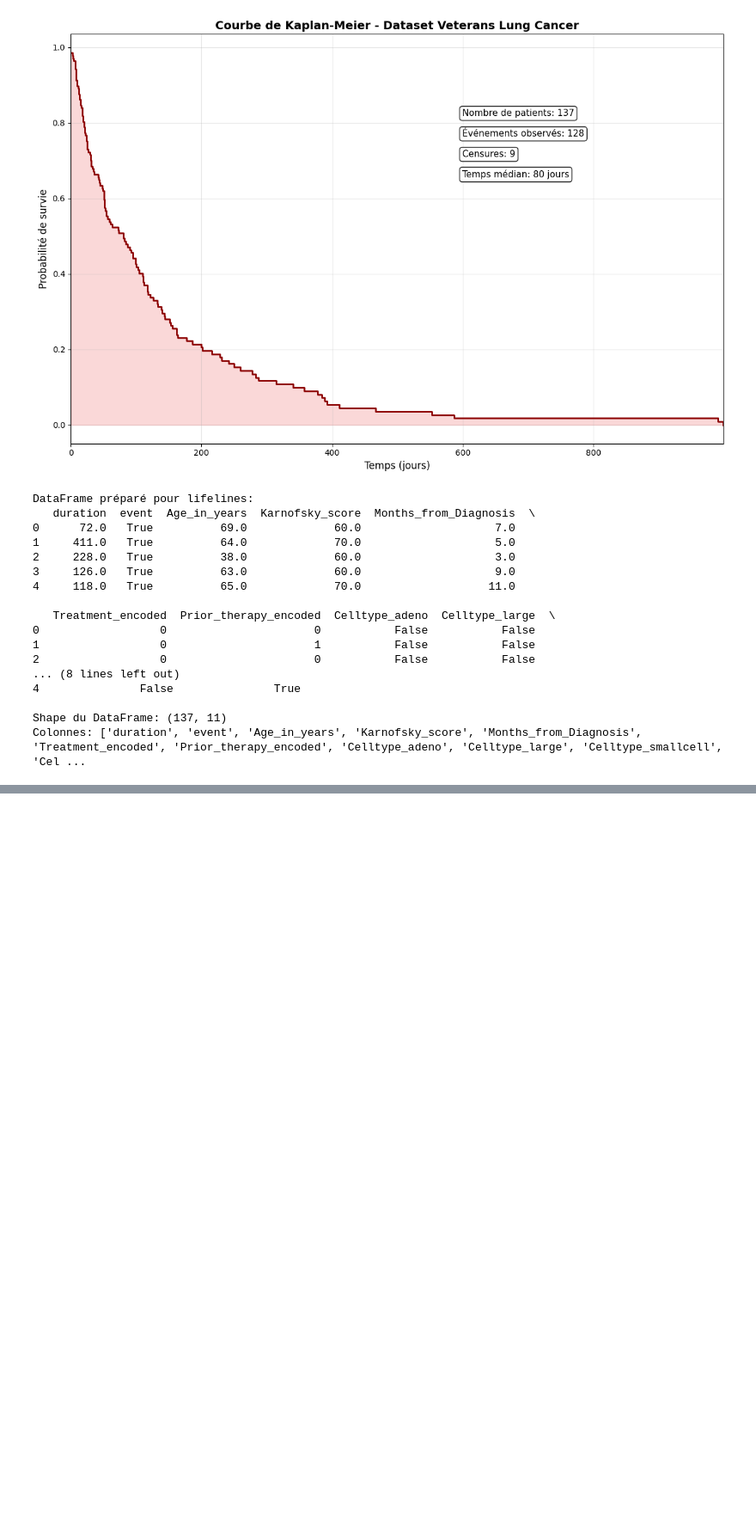
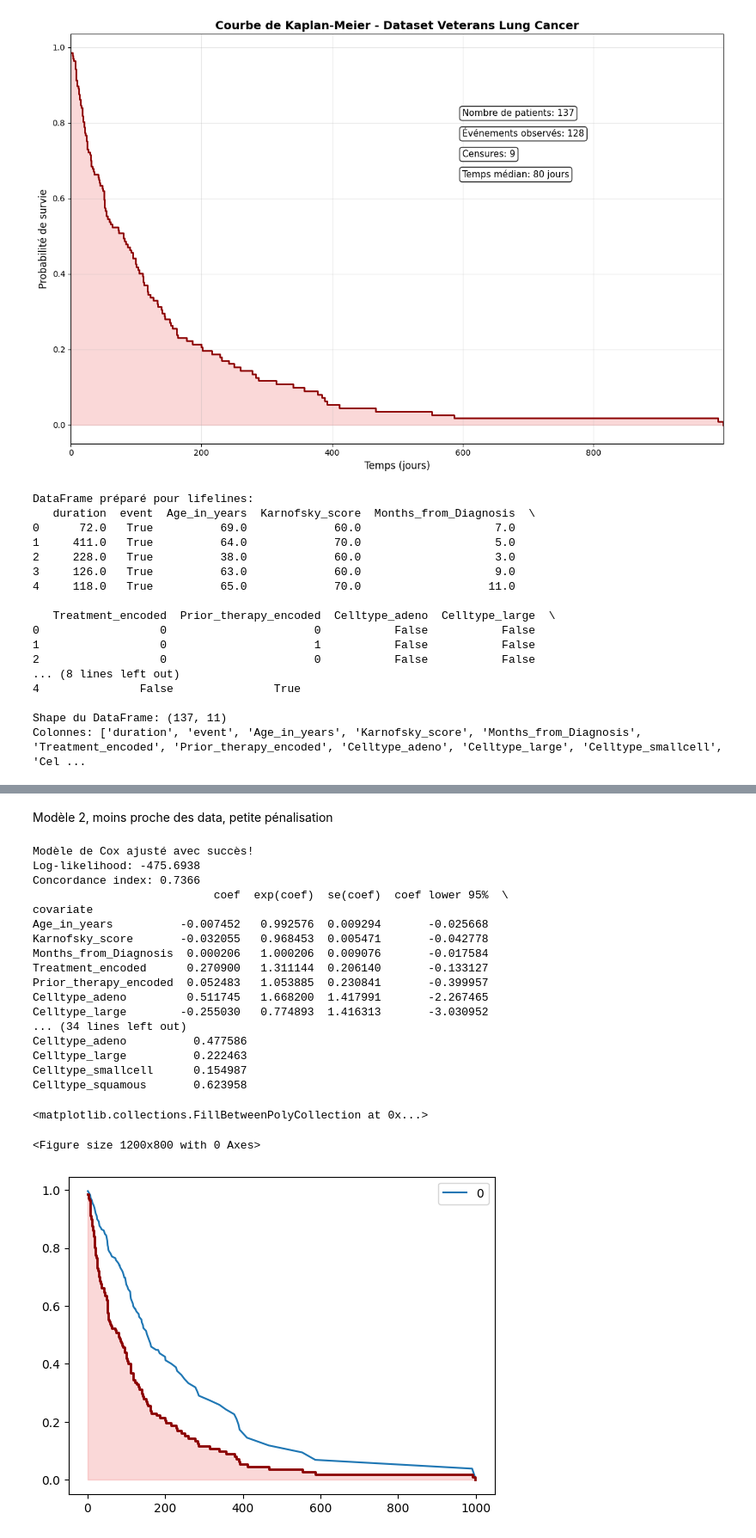
Before and after one commit to thomaspogu/Survival-analysis---Projet-ORRA, a Jupyter notebook: k_m_estimator_skicit.ipynb, the cells around one changed output, grey strips where cells are left out. Shown at 86% size. Saved outputs shown, nothing was run; the diff lists cells and outputs as text; code cells hidden in the pictures; blank space fills up the shorter version.

```diff
--- a/k_m_estimator_skicit.ipynb
+++ b/k_m_estimator_skicit.ipynb
@@ -257,0 +212,50 @@ else:
+# %% [markdown]
+Modèle 2, moins proche des data,  petite pénalisation
+# %%
+# Créer et ajuster le modèle de Cox
+cph2 = CoxPHFitter(penalizer=0.01, l1_ratio=0.5)  # Pénalisation L2 pour la régularisation
+
+# Définir les covariables à inclure dans le modèle (sans Treatment)
+covariates = [
+    'Age_in_years',
+    'Karnofsky_score',
+    'Months_from_Diagnosis',
+    'Prior_therapy_encoded',
+    'Celltype_adeno',
+    'Celltype_large',
+    'Celltype_smallcell',
+    'Celltype_squamous'
+]
+
+# Ajuster le modèle de Cox
+cph2.fit(df_survival, duration_col='duration', event_col='event')
+
+print("Modèle de Cox ajusté avec succès!")
+print(f"Log-likelihood: {cph2.log_likelihood_:.4f}")
+print(f"Concordance index: {cph2.concordance_index_:.4f}")
+print(cph2.summary)
+plt.figure(figsize=(12, 8))
+cph2.predict_survival_function(df_survival.iloc[0]).plot()
+plt.step(time, survival_prob, where="post", linewidth=2, color='darkred')
+plt.fill_between(time, survival_prob, step="post", alpha=0.3, color='lightcoral')
+# %% [output]
+Modèle de Cox ajusté avec succès!
+Log-likelihood: -475.6938
+Concordance index: 0.7366
+                           coef  exp(coef)  se(coef)  coef lower 95%  \
+covariate
+Age_in_years          -0.007452   0.992576  0.009294       -0.025668
+Karnofsky_score       -0.032055   0.968453  0.005471       -0.042778
+Months_from_Diagnosis  0.000206   1.000206  0.009076       -0.017584
+Treatment_encoded      0.270900   1.311144  0.206140       -0.133127
+Prior_therapy_encoded  0.052483   1.053885  0.230841       -0.399957
+Celltype_adeno         0.511745   1.668200  1.417991       -2.267465
+Celltype_large        -0.255030   0.774893  1.416313       -3.030952
+... (34 lines left out)
+Celltype_adeno          0.477586
+Celltype_large          0.222463
+Celltype_smallcell      0.154987
+Celltype_squamous       0.623958
+<matplotlib.collections.FillBetweenPolyCollection at 0x...>
+<Figure size 1200x800 with 0 Axes>
+[figure, added]
```
Also changed, not shown: parts of 8 cells of this notebook.
